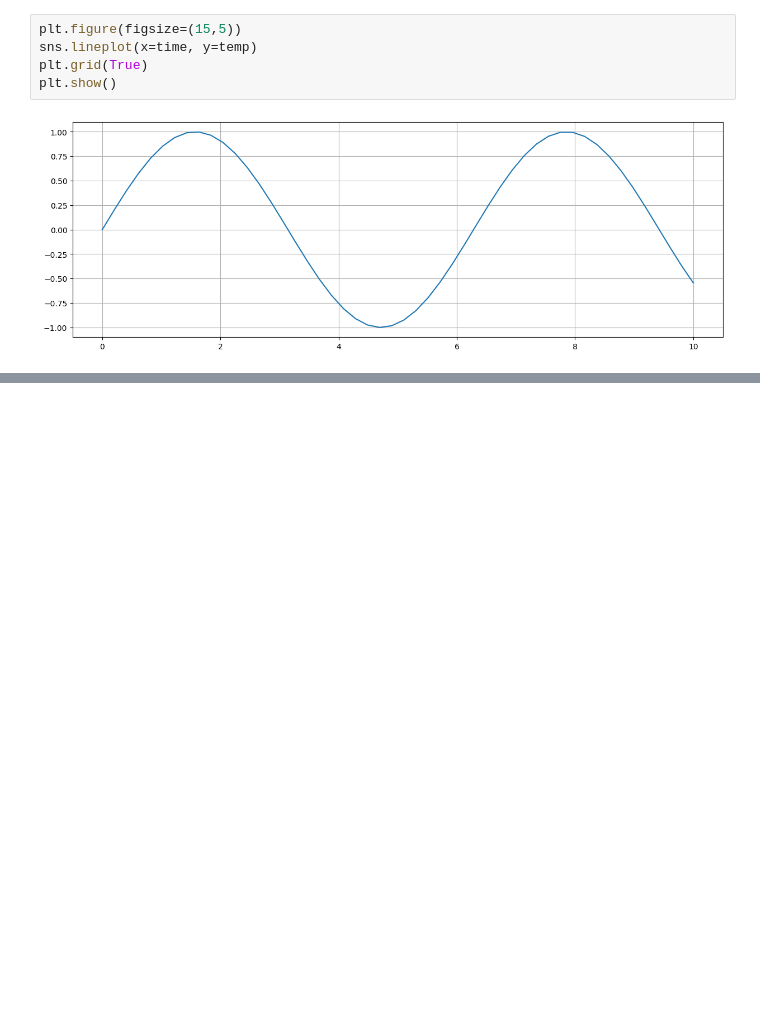
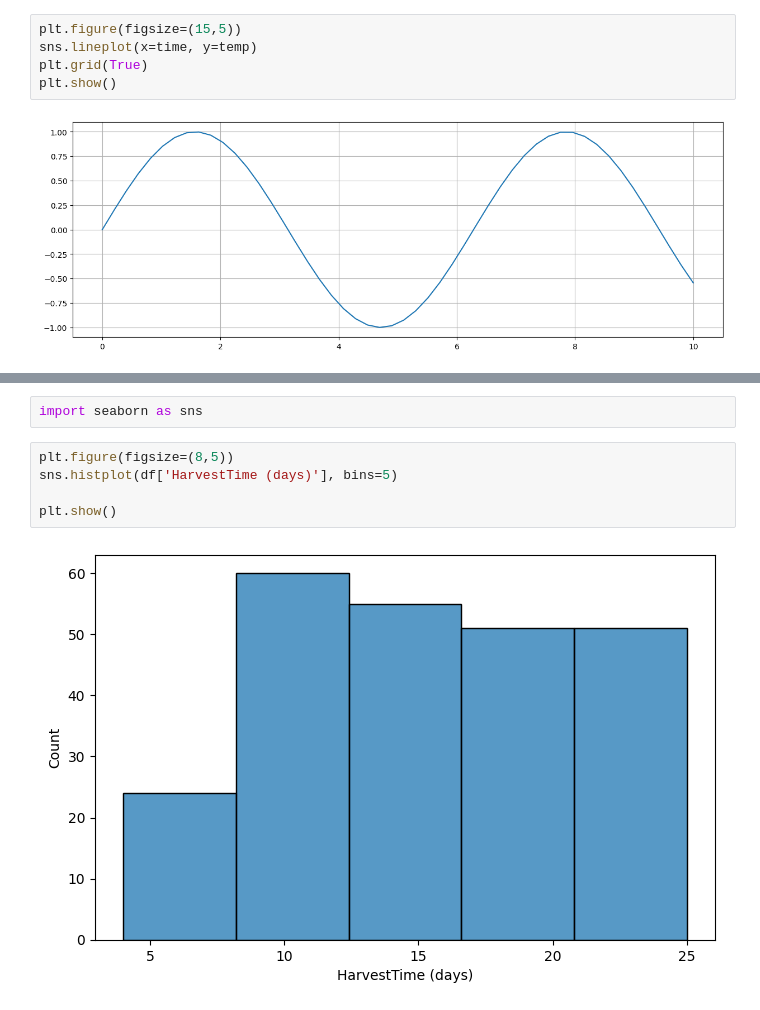
Before and after one commit to arunishere/DSV16Main, a Jupyter notebook: Mat.ipynb, the cells around one changed output, grey strips where cells are left out. Drawn from its saved outputs; the diff is of its cells as text; blank space fills up the shorter version.

```diff
--- a/Mat.ipynb
+++ b/Mat.ipynb
@@ -140,0 +241,9 @@ plt.show()
+# %%
+import seaborn as sns
+# %%
+plt.figure(figsize=(8,5))
+sns.histplot(df['HarvestTime (days)'], bins=5)
+
+plt.show()
+# %% [output]
+[figure, added]
```
Also changed, not shown: parts of 33 cells of this notebook.
